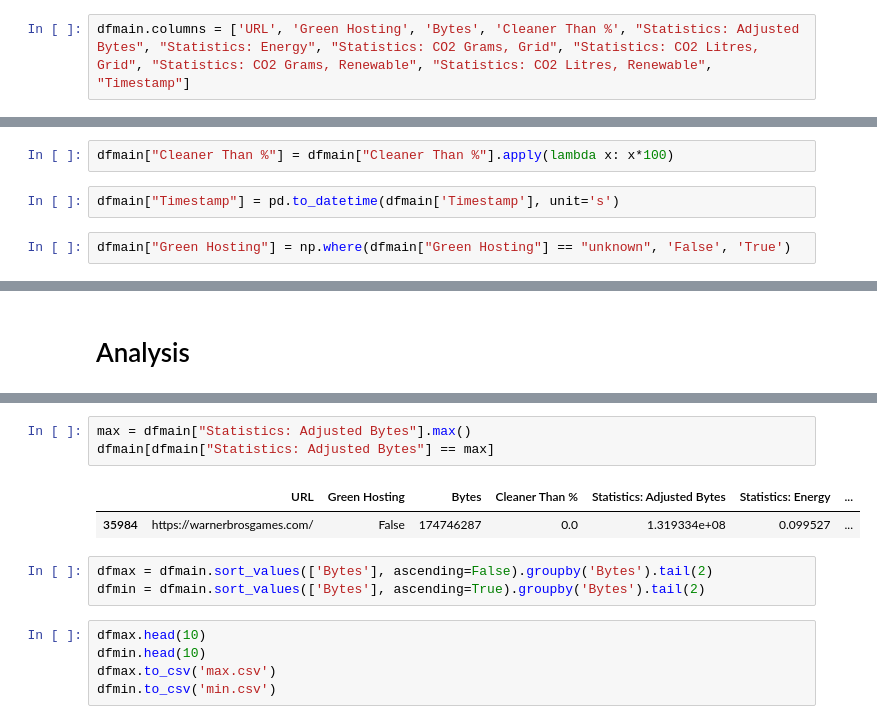
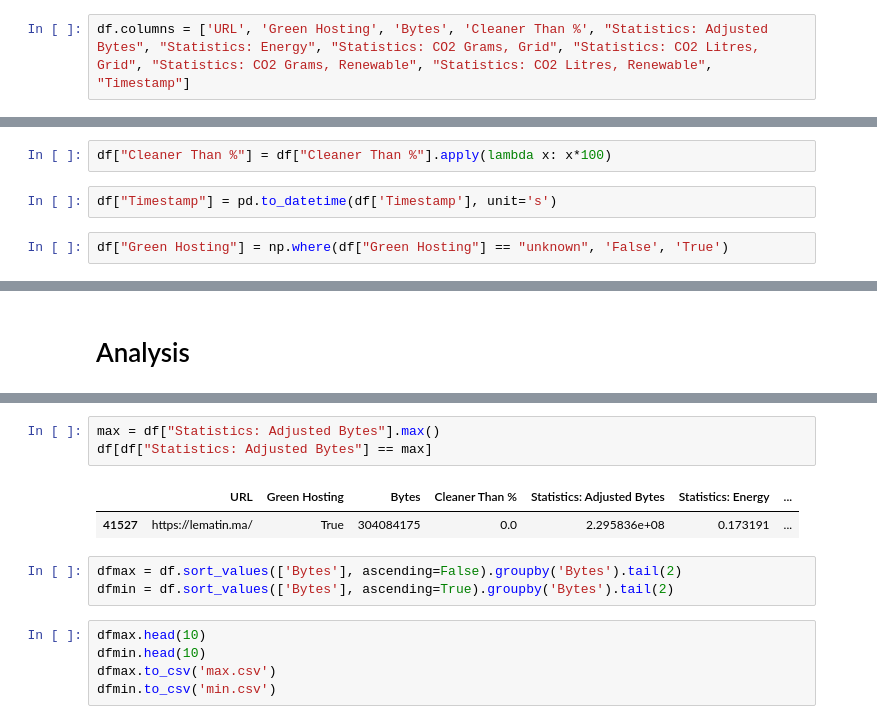
Before and after one commit to ivanivanov10101/bachelor-project, a Jupyter notebook: CSV.ipynb, the cells around one changed output, grey strips where cells are left out. Saved outputs shown, nothing was run; the diff lists cells and outputs as text.

```diff
--- a/CSV.ipynb
+++ b/CSV.ipynb
@@ -374,3 +372,3 @@ NameError: name 'dfmain' is not defined
 # %%
-dfmain.columns = ['URL', 'Green Hosting', 'Bytes', 'Cleaner Than %', "Statistics: Adjusted Bytes", "Statistics: Energy", "Statistics: CO2 Grams, Grid", "Statistics: CO2 Litres, Grid", "Statistics: CO2 Grams, Renewable", "Statistics: CO2 Litres, Renewable", "Timestamp"]
+df.columns = ['URL', 'Green Hosting', 'Bytes', 'Cleaner Than %', "Statistics: Adjusted Bytes", "Statistics: Energy", "Statistics: CO2 Grams, Grid", "Statistics: CO2 Litres, Grid", "Statistics: CO2 Grams, Renewable", "Statistics: CO2 Litres, Renewable", "Timestamp"]
 # %%
@@ -382,6 +380,6 @@ dfmain.head(2)
 # %%
-dfmain["Cleaner Than %"] = dfmain["Cleaner Than %"].apply(lambda x: x*100)
+df["Cleaner Than %"] = df["Cleaner Than %"].apply(lambda x: x*100)
 # %%
-dfmain["Timestamp"] = pd.to_datetime(dfmain['Timestamp'], unit='s')
+df["Timestamp"] = pd.to_datetime(df['Timestamp'], unit='s')
 # %%
-dfmain["Green Hosting"] = np.where(dfmain["Green Hosting"] == "unknown", 'False', 'True')
+df["Green Hosting"] = np.where(df["Green Hosting"] == "unknown", 'False', 'True')
@@ -424,12 +406,12 @@ dfmain.describe()
 # %%
-max = dfmain["Statistics: Adjusted Bytes"].max()
-dfmain[dfmain["Statistics: Adjusted Bytes"] == max]
+max = df["Statistics: Adjusted Bytes"].max()
+df[df["Statistics: Adjusted Bytes"] == max]
 # %% [output]
 |  | URL | Green Hosting | Bytes | Cleaner Than % | Statistics: Adjusted Bytes | Statistics: Energy | ... |
-| 35984 | https://warnerbrosgames.com/ | False | 174746287 | 0.0 | 1.319334e+08 | 0.099527 | ... |
+| 41527 | https://lematin.ma/ | True | 304084175 | 0.0 | 2.295836e+08 | 0.173191 | ... |
 # %%
-dfmax = dfmain.sort_values(['Bytes'], ascending=False).groupby('Bytes').tail(2)
-dfmin = dfmain.sort_values(['Bytes'], ascending=True).groupby('Bytes').tail(2)
+dfmax = df.sort_values(['Bytes'], ascending=False).groupby('Bytes').tail(2)
+dfmin = df.sort_values(['Bytes'], ascending=True).groupby('Bytes').tail(2)
 # %%
 dfmax.head(10)
 dfmin.head(10)
```
Also changed, not shown: parts of 54 cells of this notebook.
